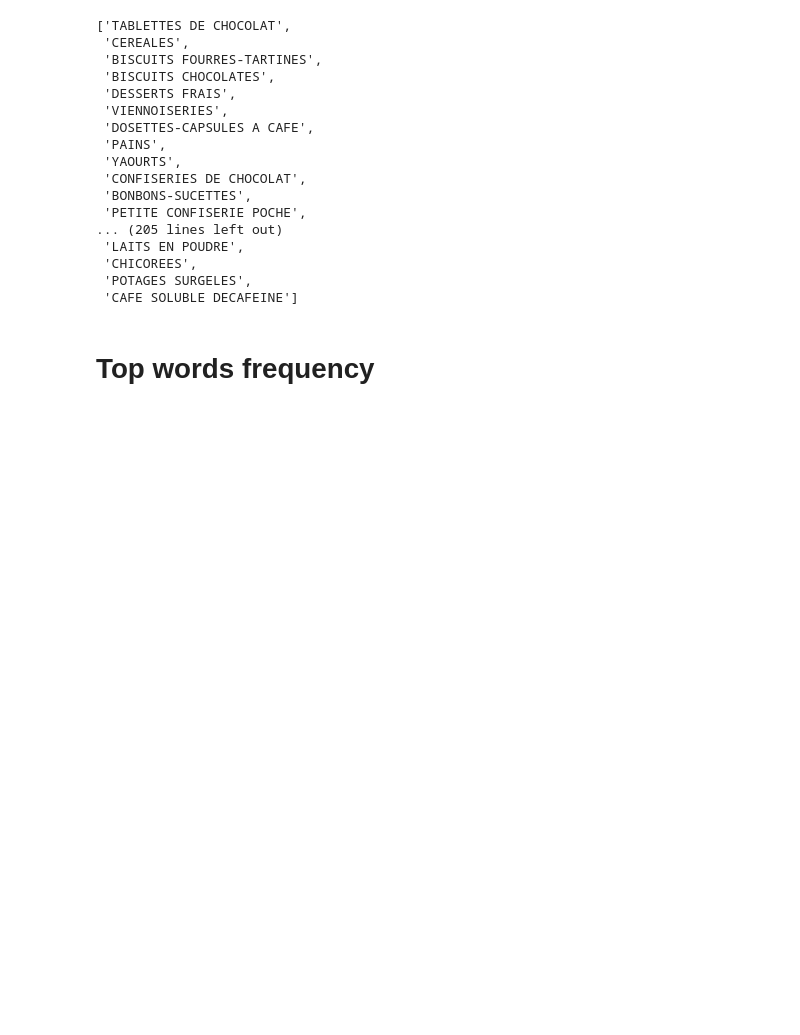
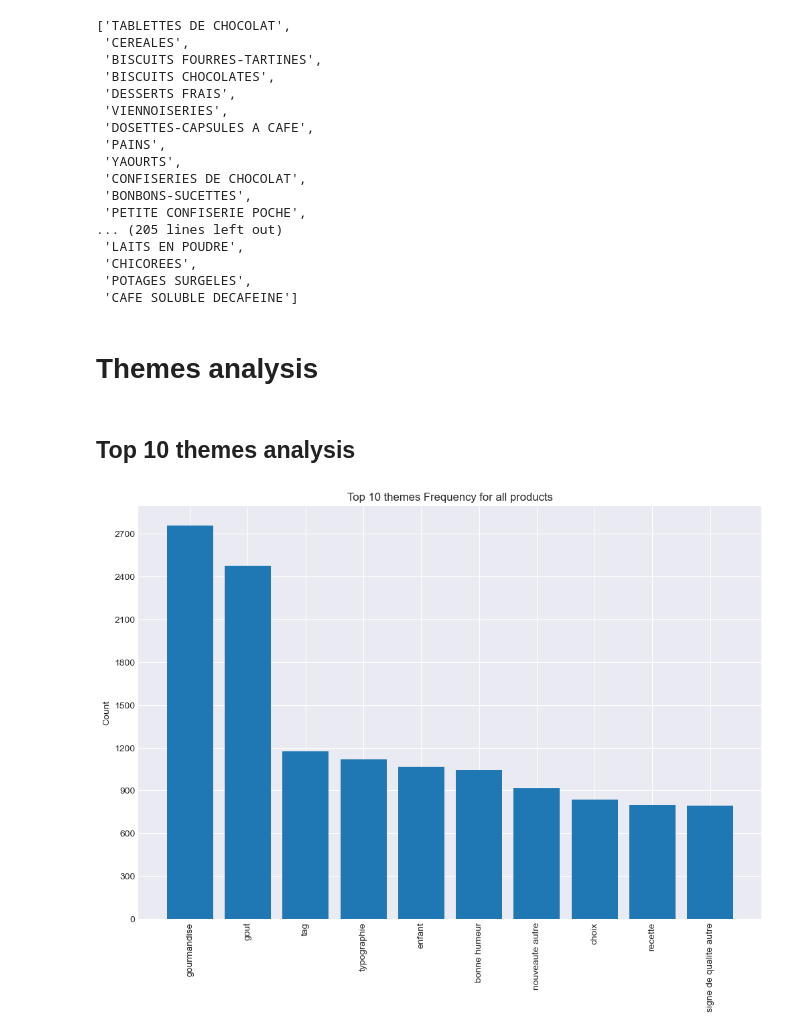
Before and after one commit to Thibroll/arcom, a Jupyter notebook: 2b_off_arcom_db_nutriscore_lime.ipynb, the cells around one changed output. Saved outputs shown, nothing was run; the diff lists cells and outputs as text; code cells hidden in the pictures; blank space fills up the shorter version.

```diff
--- a/2b_off_arcom_db_nutriscore_lime.ipynb
+++ b/2b_off_arcom_db_nutriscore_lime.ipynb
@@ -133,7 +147,13 @@ sorted_categories
  'CHICOREES',
  'POTAGES SURGELES',
  'CAFE SOLUBLE DECAFEINE']
-# %% [markdown]
-# Top words frequency
+# %% [markdown]
+# Themes analysis
+# %% [markdown]
+## Top 10 themes analysis
 # %%
-freq_dist_themes = FreqDist(arcom_df['clean_theme'].explode())
+freq_dist = FreqDist(arcom_df['clean_theme'].explode())
+# %%
+viz.visualize_top_10(freq_dist, "Top 10 themes Frequency for all products")
+# %% [output]
+[figure, added]
```
Also changed, not shown: parts of 54 cells of this notebook, 11 other files.
